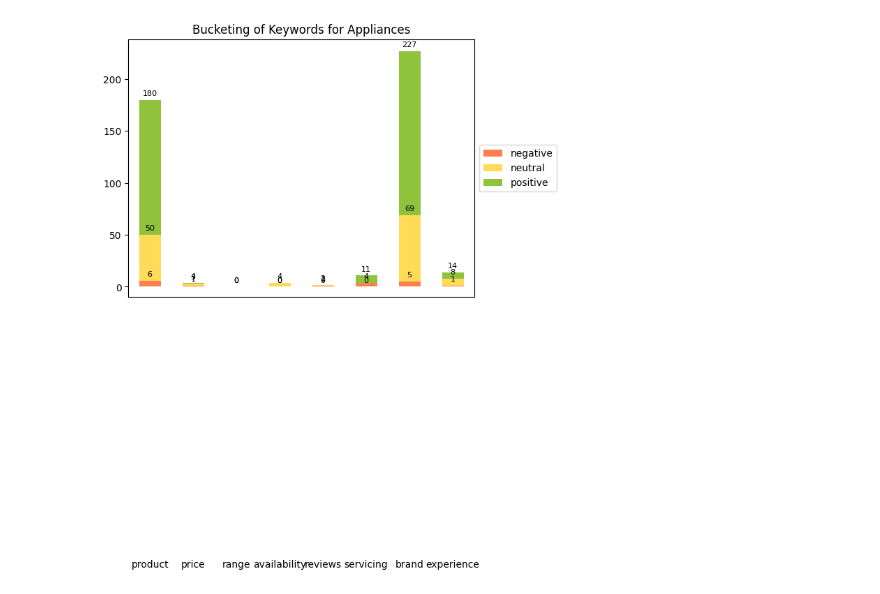
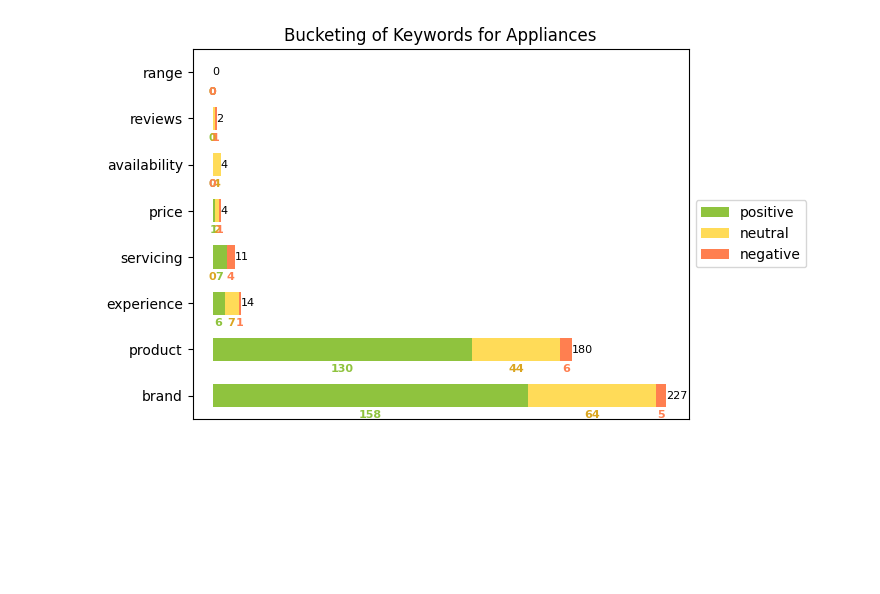
Before and after one commit to Vishesh-Giyanani/Digital-Sentiment-Analysis_NLP, a Jupyter notebook: Bucketing/Interio_bucketing_graph.ipynb, the cells around one changed output. Drawn from its saved outputs; the diff is of its cells as text; code cells hidden in the pictures; blank space fills up the shorter version.

Commit message:
4:30 pm 22.05.23 Bucketing graph iteration

```diff
--- a/Bucketing/Interio_bucketing_graph.ipynb
+++ b/Bucketing/Interio_bucketing_graph.ipynb
@@ -5,6 +5,14 @@ import pandas as pd
 
 # Loading the input file
 df = pd.read_csv('Interio_bucketing.csv')
+
+# Define the desired order of the stacks
+stack_order = ['positive', 'neutral', 'negative']
+
+# Define the desired colors for each stack
+stack_colors = {'positive': '#8FC33E', 'neutral': '#FFDB58', 'negative': '#FF7F50'}
+
+text_colors = {'positive': '#8FC33E', 'neutral': '#DAA520', 'negative': '#FF7F50'}
 
 # Calculate the counts for each label and category
 product = df['product'].value_counts()
@@ -19,50 +27,70 @@ experience = df['experience'].value_counts()
 # Create a DataFrame with the counts
 df_counts = pd.DataFrame({'product': product, 'price': price, 'range': range, 'availability': availability, 'reviews': reviews, 'servicing': servicing, 'brand': brand, 'experience': experience})
 
+# Reorder the stacks within each column based on the desired order
+df_counts = df_counts.apply(lambda x: x.loc[stack_order])
+
+# Sort the columns based on the total number of responses
+df_counts = df_counts[df_counts.sum().sort_values(ascending=False).index]
+
 # Transpose the DataFrame
 df_counts = df_counts.transpose()
 
 # Calculate the total number of responses
 total_responses = df_counts.sum(axis=1)
 
-# Calculate the percentage for each category
-percentages = (df_counts / total_responses[:, None]) * 100
+# Create a stacked horizontal bar plot with updated stack colors
+ax = df_counts.plot(kind='barh', stacked=True, color=[stack_colors.get(x) for x in df_counts.columns])
 
-# Create a stacked bar plot
-ax = df_counts.plot(kind='bar', stacked=True, color=["#FF7F50","#FFDB58","#8FC33E"])
+# Rest of the code...
 
 # Set the title and labels
-plt.xticks(rotation=0)
+plt.yticks(rotation=0)  # Rotate y-axis labels
 plt.title('Bucketing of Keywords for Appliances')
 
 # Get the current axis object
 ax = plt.gca()
 
 # Set the x-axis tick labels position to bottom
-ax.tick_params(axis='x', which='both', bottom=False, top=False, labelbottom=True)
+ax.tick_params(axis='x', which='both', bottom=False, top=False, labelbottom=False)
 
 # Set the y-axis tick labels position to left
 ax.tick_params(axis='y', which='both', left=True, right=False, labelleft=True)
 
 # Set the x and y-axis label positions
 ax.xaxis.set_label_coords(0.5, -0.15)
 ax.yaxis.set_label_coords(-0.1, 0.5)
 
 # Move the legend to the right side of the plot
 ax.legend(loc='center left', bbox_to_anchor=(1.0, 0.5))
 
-# Set the y-axis limits to move the total downwards
-ax.set_ylim(bottom=-10)
+# Set the x-axis limits to move the total downwards
+ax.set_xlim(left=-10)
 
 # Add value labels to each bar with adjusted spacing
 for container in ax.containers:
-    ax.bar_label(container, label_type='edge', fontsize=8, padding=3)
+    for patch in container.patches:
+        x = patch.get_x() + patch.get_width() / 2
+        y = patch.get_y() + patch.get_height() / 2
+        value = int(patch.get_width())  # Convert the value to an integer
+
+        stack_label = container.get_label()
+
+        text_color = text_colors.get(stack_label, 'black')  # Get the text color for the current stack
+
+        ax.annotate(value, (x, y), ha='center', va='center', fontsize=8, color=text_color, fontweight="bold", xytext=(0, -14), textcoords='offset points')
+
+# Add the sum of responses for each stack
+for i, category in enumerate(df_counts.index):
+    x = int(total_responses[category])  # Convert the value to an integer
+    y = 0 + i  # Adjust the vertical position of the sum label
+    ax.annotate(str(x), (x, y), ha='left', va='center', fontsize=8, color='black')
 
 # Adjust the spacing between the value labels
-for label in ax.get_xmajorticklabels():
-    label.set_y(label.get_position()[1] - 0.99)  # Adjust the value to increase or decrease spacing
+for label in ax.get_ymajorticklabels():
+    label.set_x(label.get_position()[0] - 0)  # Adjust the value to increase or decrease spacing
 
-# Show the plot
+# Display the plot
 plt.show()
 # %% [output]
-[figure, old version]
+[figure, new version]
```
Also changed, not shown: 4 other files.
